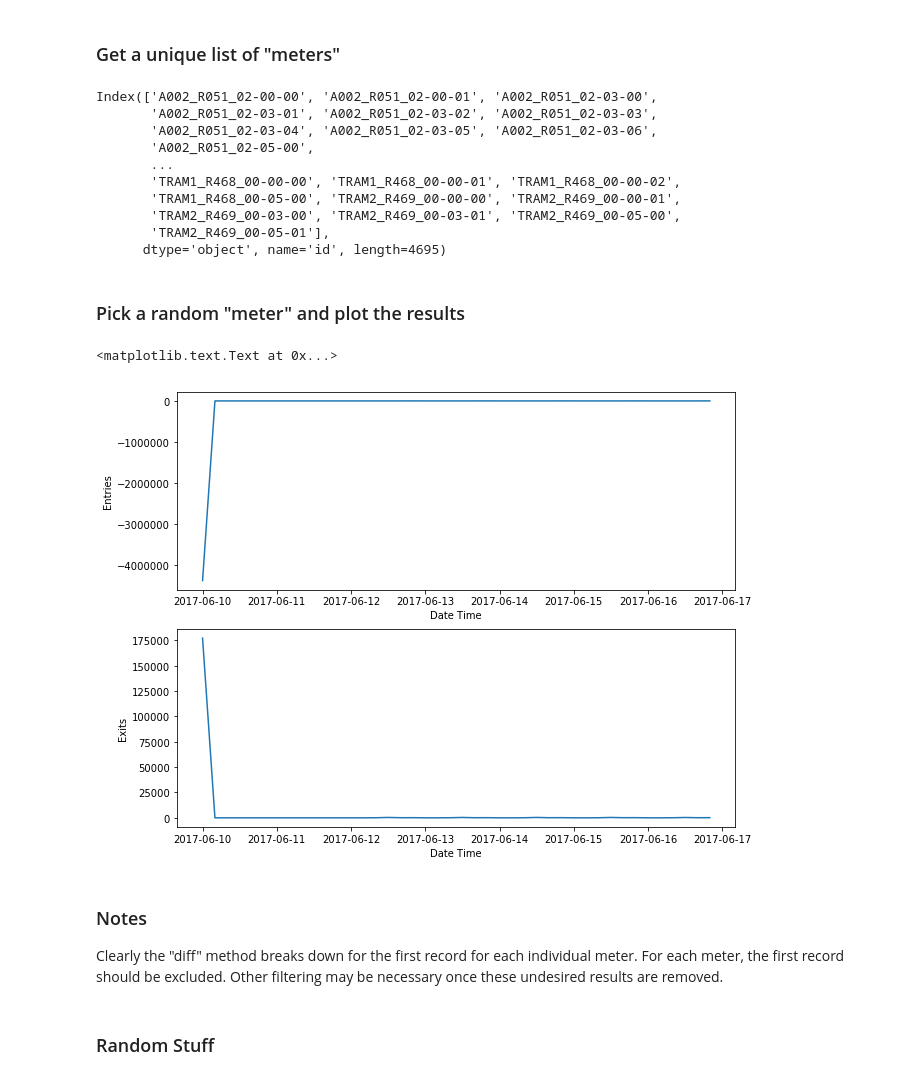
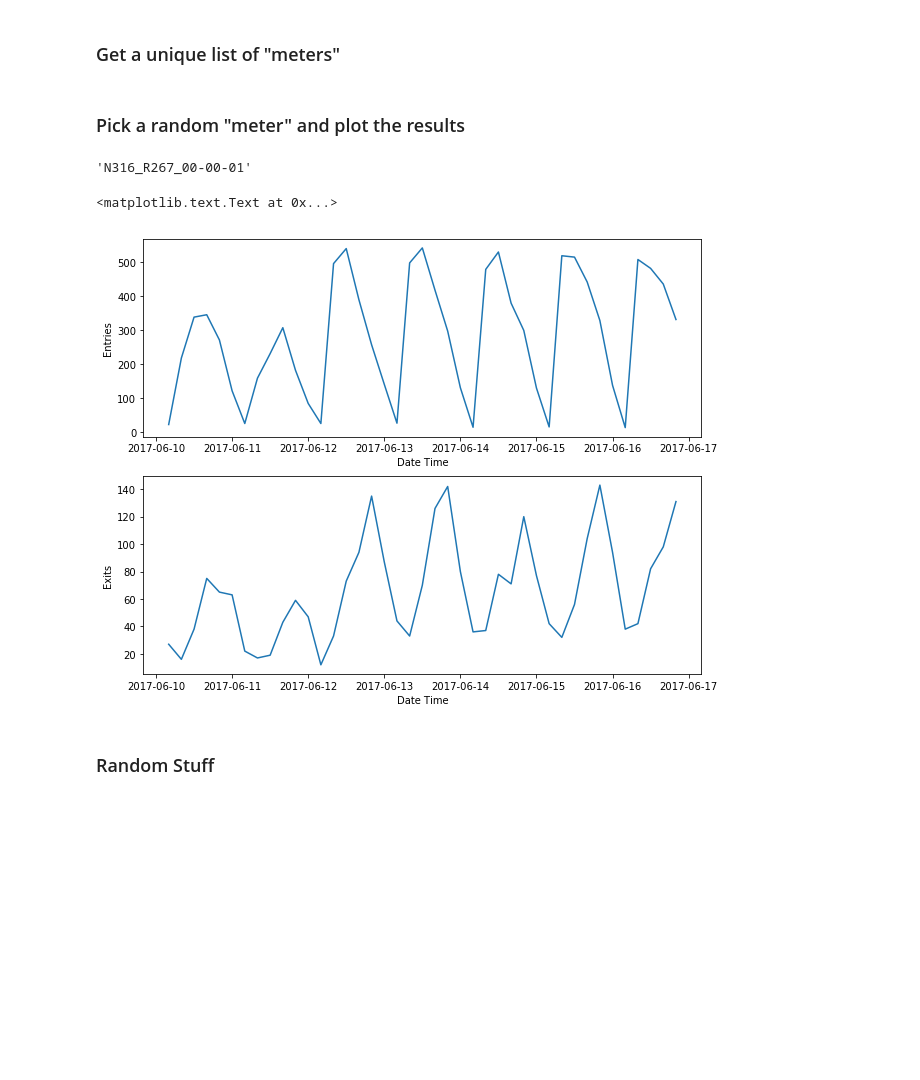
Before and after one commit to everling-prime/benson, a Jupyter notebook: exploration_ML.ipynb, the cells around one changed output. Drawn from its saved outputs; the diff is of its cells as text; code cells hidden in the pictures; blank space fills up the shorter version.

Commit message:
updated exploration_ML.ipynb to account for jumping from turnstile to turnstile.

```diff
--- a/exploration_ML.ipynb
+++ b/exploration_ML.ipynb
@@ -105,6 +87,26 @@ nyc_turnstile_2017['readtime'] = pd.to_datetime(nyc_turnstile_2017['readtime'],
 nyc_turnstile_2017['id'] = nyc_turnstile_2017['ca']+'_'+nyc_turnstile_2017['unit']+'_'+nyc_turnstile_2017['scp']
 nyc_turnstile_2017['entries_diff'] = nyc_turnstile_2017['entries'].diff()
 nyc_turnstile_2017['exits_diff'] = nyc_turnstile_2017['exits'].diff()
+
+# Clean up jump that results in diff when going from one meter to another
+# To do this, I converted the "ids", exits, and entries to lists, and the I
+# I used a simple "for loop"
+id_list = list(nyc_turnstile_2017['id'])
+entries_diff_list = list(nyc_turnstile_2017.entries_diff)
+exits_diff_list = list(nyc_turnstile_2017.exits_diff)
+
+for ix, val in enumerate(id_list):
+    if ix!= 0:
+        if id_list[ix]!= id_list[ix-1]:
+            entries_diff_list[ix] = np.nan
+            exits_diff_list[ix] = np.nan
+
+
+entries_diff_df = pd.DataFrame(data = entries_diff_list, index = nyc_turnstile_2017.index)
+exits_diff_df = pd.DataFrame(data = exits_diff_list, index = nyc_turnstile_2017.index)
+
+nyc_turnstile_2017['entries_diff_cleaned'] = entries_diff_df
+nyc_turnstile_2017['exits_diff_cleaned'] = exits_diff_df
 # %% [markdown]
 Create a Data Frame that is multi-indexed on "id" and time-stamp. This might be overkill, and it might be better to not use multi-indexing
 # %%
@@ -133,44 +115,31 @@ nyc_turnstile_2017_grouped
 # %% [markdown]
 ### Get a unique list of "meters"
-# %%
-total_meters = nyc_turnstile_2017_grouped.index.get_level_values('id').unique()
-total_meters
-# %% [output]
-Index(['A002_R051_02-00-00', 'A002_R051_02-00-01', 'A002_R051_02-03-00',
-       'A002_R051_02-03-01', 'A002_R051_02-03-02', 'A002_R051_02-03-03',
-       'A002_R051_02-03-04', 'A002_R051_02-03-05', 'A002_R051_02-03-06',
-       'A002_R051_02-05-00',
-       ...
-       'TRAM1_R468_00-00-00', 'TRAM1_R468_00-00-01', 'TRAM1_R468_00-00-02',
-       'TRAM1_R468_00-05-00', 'TRAM2_R469_00-00-00', 'TRAM2_R469_00-00-01',
-       'TRAM2_R469_00-03-00', 'TRAM2_R469_00-03-01', 'TRAM2_R469_00-05-00',
-       'TRAM2_R469_00-05-01'],
-      dtype='object', name='id', length=4695)
+# %%
+ids = nyc_turnstile_2017['id'].unique()
 # %% [markdown]
 ### Pick a random "meter" and plot the results
+# %%
+test_turn = random.randint(0,len(total_meters))
+ids[test_turn]
+# %% [output]
+'N316_R267_00-00-01'
 # %%
 test_turn = random.randint(0,len(total_meters))
-total_meters[test_turn]
 
-test_id_df = nyc_turnstile_2017_grouped.loc[
-    nyc_turnstile_2017_grouped.index.get_level_values('id')==total_meters[test_turn]]
-
+test_id_df= nyc_turnstile_2017[nyc_turnstile_2017['id'] == ids[test_turn]]
 
 fig, ax = plt.subplots(2, 1, figsize=(10, 8))  # 2 Rows, 1 Col
 
-ax[0].plot(test_id_df.index.get_level_values('readtime'),test_id_df.entries_diff)
+ax[0].plot(test_id_df['readtime'],test_id_df.entries_diff_cleaned)
 ax[0].set_xlabel('Date Time')
 ax[0].set_ylabel('Entries')
 
-ax[1].plot(test_id_df.index.get_level_values('readtime'),test_id_df.exits_diff)
+ax[1].plot(test_id_df['readtime'],test_id_df.exits_diff_cleaned)
 ax[1].set_xlabel('Date Time')
 ax[1].set_ylabel('Exits')
 # %% [output]
 <matplotlib.text.Text at 0x...>
-[figure, old version]
+[figure, new version]
-# %% [markdown]
-### Notes
-Clearly the "diff" method breaks down for the first record for each individual meter. For each meter, the first record should be excluded. Other filtering may be necessary once these undesired results are removed.
 # %% [markdown]
 ### Random Stuff
 # %%
```
Also changed, not shown: parts of 9 cells of this notebook.
